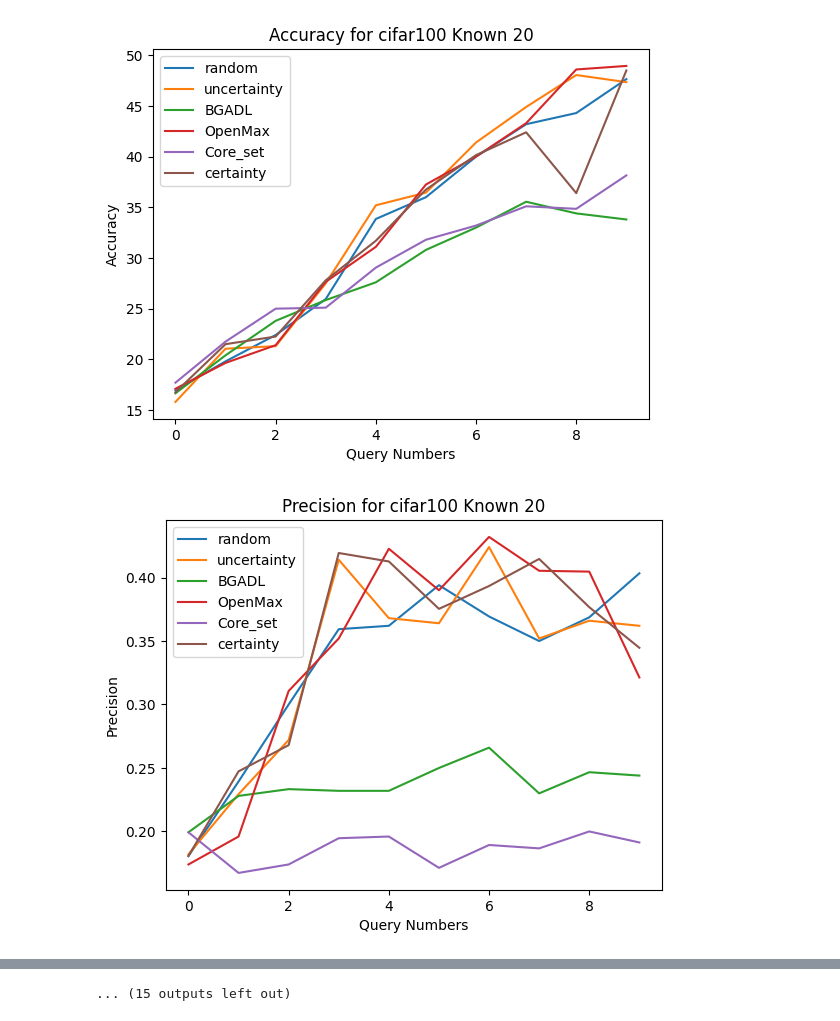
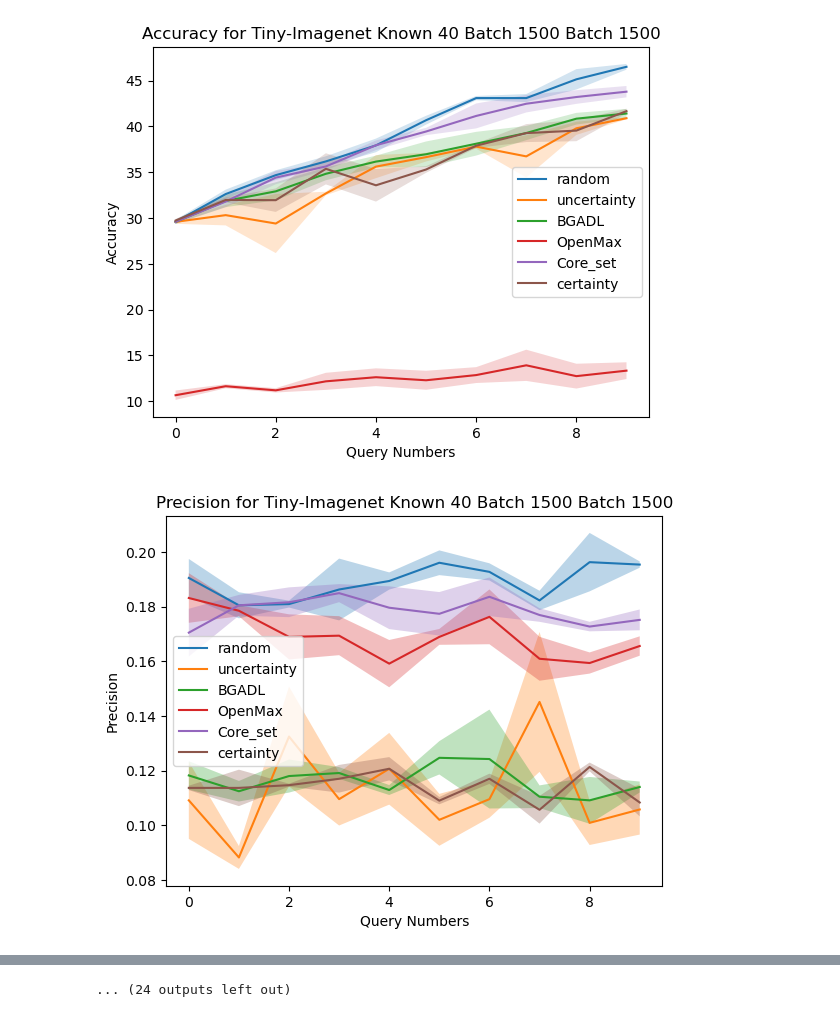
Before and after one commit to RuiyuM/resnet_CLIP, a Jupyter notebook: plot_baseline.ipynb, the cells around one changed output, grey strips where cells are left out. Cells and saved outputs as stored; diff of their text form; code cells hidden in the pictures.

Commit message:
updated the plot

```diff
--- a/plot_baseline.ipynb
+++ b/plot_baseline.ipynb
@@ -5,14 +6,19 @@ import matplotlib.pyplot as plt
 # %%
-sampling_methods = ['random', 'uncertainty', "BGADL", "OpenMax", "Core_set", 'certainty']
-datasets = {'Tiny-Imagenet': {'init_percent': 8, 'known_class': [40, 60, 80]},
-            'cifar100': {'init_percent': 8, 'known_class': [20, 30, 40]},
-            'cifar10': {'init_percent': 1, 'known_class': [2, 3, 4]}}
+sampling_methods = ['random', 'uncertainty', "BGADL", "OpenMax", "Core_set", 'certainty', 'active_query', 'AV_temperature']
+datasets = {'Tiny-Imagenet': {'init_percent': 8, 'known_class': [40], 'batch': [200, 400, 600, 1500]},
+            'cifar100': {'init_percent': 8, 'known_class': [20], 'batch': [200, 400, 600, 1500]},
+            'cifar10': {'init_percent': 1, 'known_class': [2], 'batch': [200, 400, 600, 1500]}}
 # %%
-def load_pkl_files(dataset_name, known_class):
-    pkl_files = []
+def load_pkl_files(dataset_name, known_class, batch_size=None):
+    pkl_files = {method: [] for method in sampling_methods}
     log_al_folder = 'log_AL/'
     for file in os.listdir(log_al_folder):
         if file.endswith('.pkl') and f"{dataset_name}_" in file and f"known{known_class}" in file:
-            pkl_files.append(os.path.join(log_al_folder, file))
+            if batch_size is not None and f"batch{batch_size}_" not in file:
+                continue
+            for method in sampling_methods:
+                if method in file:
+                    pkl_files[method].append(os.path.join(log_al_folder, file))
+                    break
     return pkl_files
 # %%
@@ -48,16 +60,39 @@ def plot_graphs(group_name, acc_list, precision_list, recall_list):
 # %%
 for dataset_name, dataset_info in datasets.items():
     for known_class in dataset_info['known_class']:
-        group_name = f"{dataset_name} Known {known_class}"
-        pkl_files = load_pkl_files(dataset_name, known_class)
-        acc_list, precision_list, recall_list = [], [], []
+        for batch_size in dataset_info['batch']:
+            group_name = f"{dataset_name} Known {known_class} Batch {batch_size}"
+            pkl_files_dict = load_pkl_files(dataset_name, known_class, batch_size)
+            acc_list, precision_list, recall_list = [], [], []
+            acc_std_list, precision_std_list, recall_std_list = [], [], []
 
-        for file in pkl_files:
-            with open(file, 'rb') as f:
-                data = pickle.load(f)
-                acc_list.append([data['Acc'][i] for i in data['Acc']])
-                precision_list.append([data['Precision'][i] for i in data['Precision']])
-                recall_list.append([data['Recall'][i] for i in data['Recall']])
+            for method, files in pkl_files_dict.items():
+                acc_vals, precision_vals, recall_vals = [], [], []
+                for file in files:
+                    with open(file, 'rb') as f:
+                        data = pickle.load(f)
+                        acc_vals.append([data['Acc'][i] for i in data['Acc']])
+                        precision_vals.append([data['Precision'][i] for i in data['Precision']])
+                        recall_vals.append([data['Recall'][i] for i in data['Recall']])
 
-        plot_graphs(group_name, acc_list, precision_list, recall_list)
+                if acc_vals:
+                    num_seeds = len(files)
+                    acc_avg = np.mean(acc_vals, axis=0).tolist()
+                    precision_avg = np.mean(precision_vals, axis=0).tolist()
+                    recall_avg = np.mean(recall_vals, axis=0).tolist()
+
+                    acc_std = np.std(acc_vals, axis=0).tolist()
+                    precision_std = np.std(precision_vals, axis=0).tolist()
+                    recall_std = np.std(recall_vals, axis=0).tolist()
+
+                    acc_list.append(acc_avg)
+                    precision_list.append(precision_avg)
+                    recall_list.append(recall_avg)
+
+                    acc_std_list.append(acc_std)
+                    precision_std_list.append(precision_std)
+                    recall_std_list.append(recall_std)
+
+            plot_graphs(group_name, acc_list, precision_list, recall_list, acc_std_list, precision_std_list,
+                        recall_std_list, batch_size)
 # %% [output]
@@ -73,2 +108,2 @@ for dataset_name, dataset_info in datasets.items():
-[figure, old version]
+[figure, new version]
-[figure, old version]
+[figure, new version]
@@ -76 +111 @@ for dataset_name, dataset_info in datasets.items():
-... (15 outputs left out)
+... (24 outputs left out)
```
Also changed, not shown: parts of 3 cells of this notebook.
